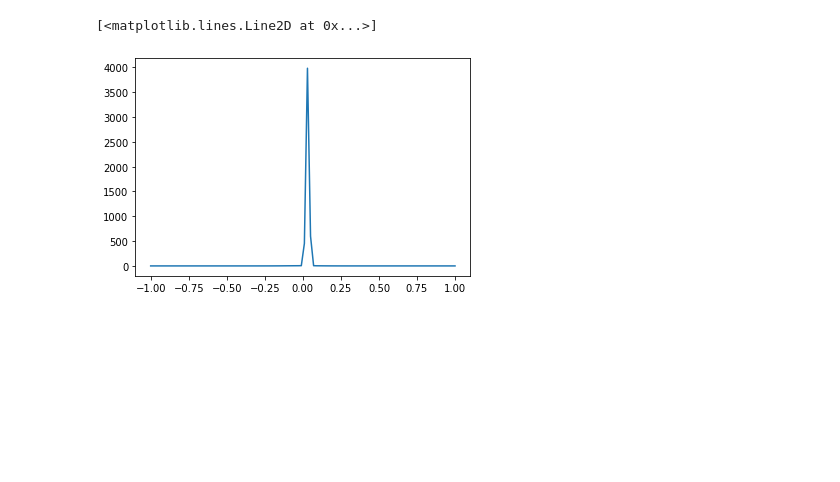
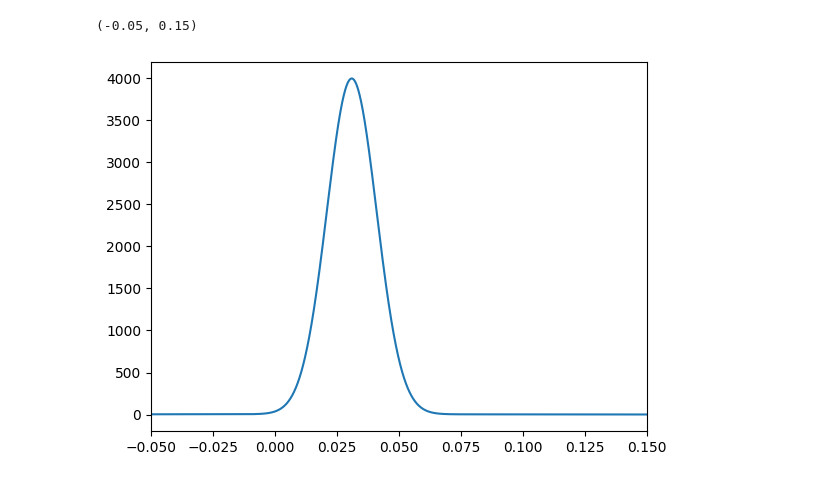
Before and after one commit to thomas-egg/nested_sampling, a Jupyter notebook: examples/spike_slab/sandbox.ipynb, the cells around one changed output. Drawn from its saved outputs; the diff is of its cells as text; code cells hidden in the pictures; blank space fills up the shorter version.

```diff
--- a/examples/spike_slab/sandbox.ipynb
+++ b/examples/spike_slab/sandbox.ipynb
@@ -10,7 +10,7 @@ sys.path.append(os.path.abspath( "../.."))
 import spike_and_slab
 # %%
 # Likelihood function
-def likelihood(x:torch.tensor):
+def likelihood(x):
     '''
     20-D spike and slab likelihood function
 
@@ -21,17 +21,18 @@ def likelihood(x:torch.tensor):
     v = 0.1
 
     # Spike
-    t1 = torch.sum(-0.5 * (x / v) ** 2) - torch.log(v * torch.sqrt(torch.tensor(2) * torch.pi))
+    t1 = np.sum(-0.5 * (x / v) ** 2) - x.size * np.log(v * np.sqrt(2 * np.pi))
 
     # Slab
-    t2 = torch.sum(-0.5 * ((x - 0.031) / u) ** 2) - torch.log(u * torch.sqrt(torch.tensor(2) * torch.pi))
+    t2 = np.sum(-0.5 * ((x - 0.031) / u) ** 2) - x.size * np.log(u * np.sqrt(2 * np.pi))
 
-    return torch.exp(t1) + (100 * torch.exp(t2))
+    return (np.exp(t1) + (100 * np.exp(t2)))
 # %%
-x = torch.linspace(-1, 1, 100)
+x = np.linspace(-0.05, 0.15, 100000)
 y = [likelihood(x_i) for x_i in x]
 plt.plot(x, y)
+plt.xlim(-0.05, 0.15)
 # %% [output]
-[<matplotlib.lines.Line2D at 0x...>]
+(-0.05, 0.15)
-[figure, old version]
+[figure, new version]
 # %%
```
Also changed, not shown: parts of 4 cells of this notebook, 5 other files.
